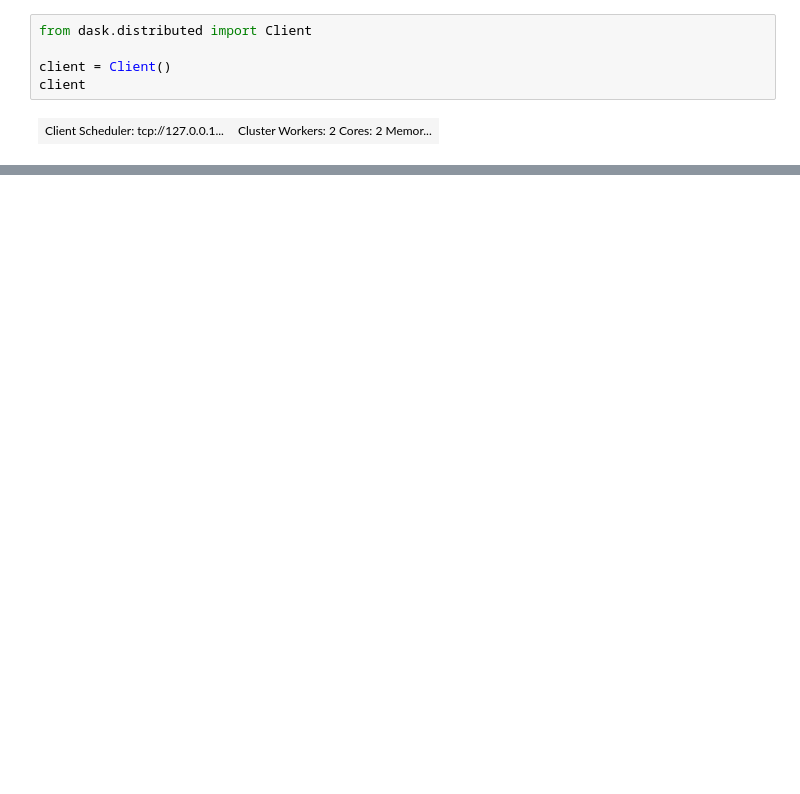
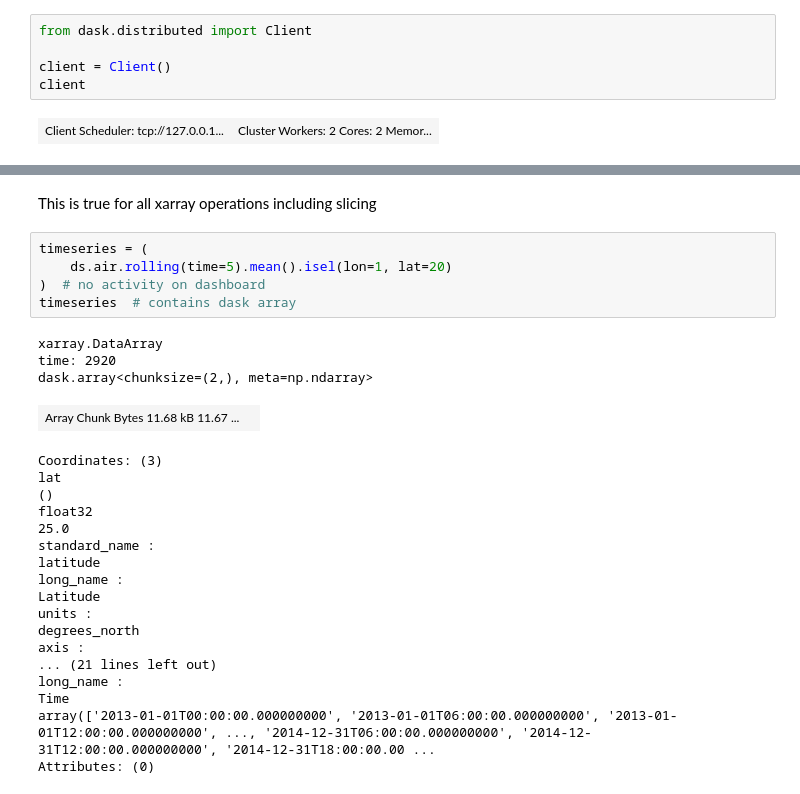
Before and after one commit to xarray-contrib/xarray-tutorial, a Jupyter notebook: scipy-tutorial/06_xarray_and_dask.ipynb, the cells around one changed output, grey strips where cells are left out. Cells and saved outputs as stored; diff of their text form; blank space fills up the shorter version.

```diff
--- a/scipy-tutorial/06_xarray_and_dask.ipynb
+++ b/scipy-tutorial/06_xarray_and_dask.ipynb
@@ -25,0 +154,29 @@ client
+# %% [markdown]
+This is true for all xarray operations including slicing
+# %%
+timeseries = (
+    ds.air.rolling(time=5).mean().isel(lon=1, lat=20)
+)  # no activity on dashboard
+timeseries  # contains dask array
+# %% [output]
+xarray.DataArray
+time: 2920
+dask.array<chunksize=(2,), meta=np.ndarray>
+| Array Chunk Bytes 11.68 kB 11.67 ... |  |
+Coordinates: (3)
+lat
+()
+float32
+25.0
+standard_name :
+latitude
+long_name :
+Latitude
+units :
+degrees_north
+axis :
+... (21 lines left out)
+long_name :
+Time
+array(['2013-01-01T00:00:00.000000000', '2013-01-01T06:00:00.000000000', '2013-01-01T12:00:00.000000000', ..., '2014-12-31T06:00:00.000000000', '2014-12-31T12:00:00.000000000', '2014-12-31T18:00:00.00 ...
+Attributes: (0)
```
Also changed, not shown: parts of 41 cells of this notebook, 25 other files.
